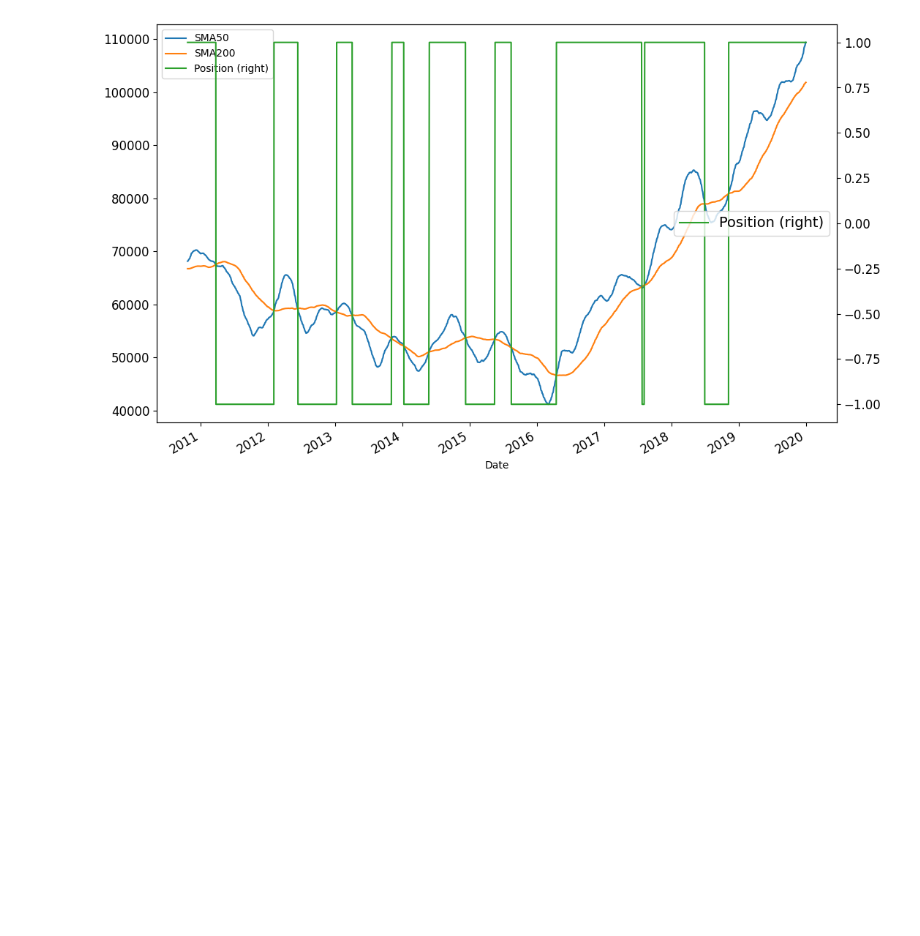
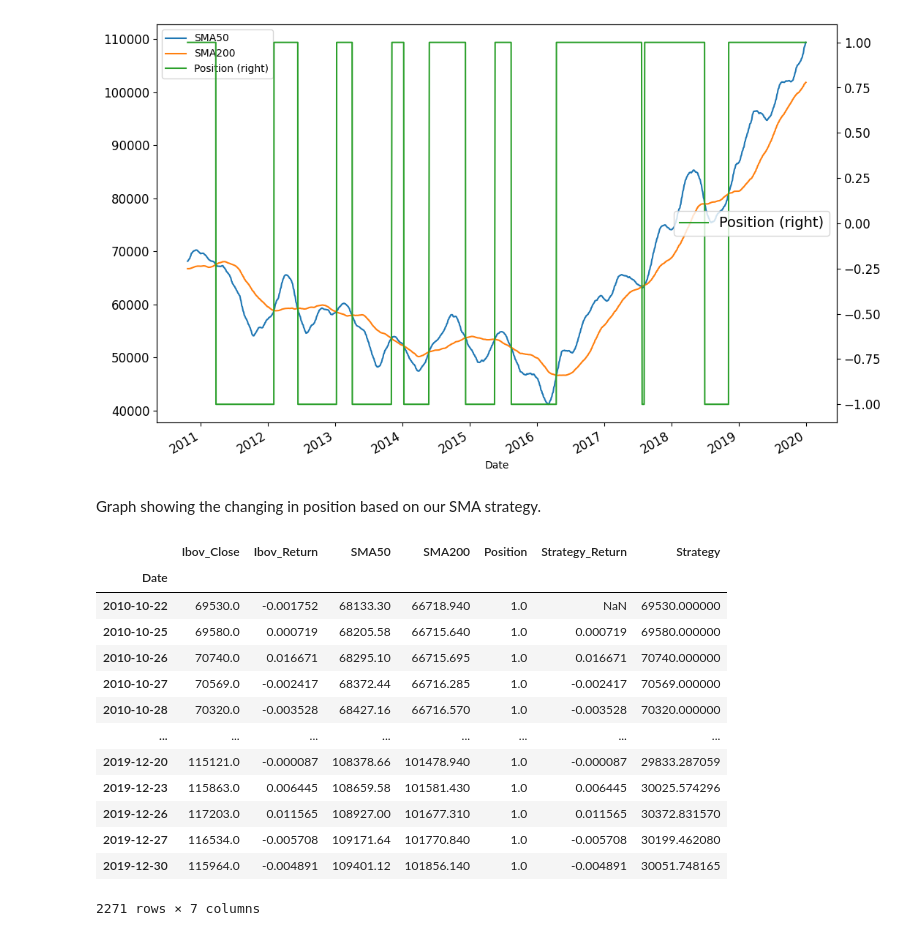
Before and after one commit to RochaErik/Project-Ibovespa-Analysis-Trading-Strategies, a Jupyter notebook: IbovespaAnalysis&Strategy.ipynb, the cells around one changed output. Cells and saved outputs as stored; diff of their text form; code cells hidden in the pictures; blank space fills up the shorter version.

```diff
--- a/IbovespaAnalysis&Strategy.ipynb
+++ b/IbovespaAnalysis&Strategy.ipynb
@@ -558,3 +558,5 @@ plt.legend(fontsize = 14)
 plt.show()
 # %% [output]
 [figure]
+# %% [markdown]
+Graph showing the changing in position based on our SMA strategy.
@@ -560,0 +567,17 @@ plt.show()
+# %%
+df4
+# %% [output]
+|  | Ibov_Close | Ibov_Return | SMA50 | SMA200 | Position | Strategy_Return | Strategy |
+| Date |  |  |  |  |  |  |  |
+| 2010-10-22 | 69530.0 | -0.001752 | 68133.30 | 66718.940 | 1.0 | NaN | 69530.000000 |
+| 2010-10-25 | 69580.0 | 0.000719 | 68205.58 | 66715.640 | 1.0 | 0.000719 | 69580.000000 |
+| 2010-10-26 | 70740.0 | 0.016671 | 68295.10 | 66715.695 | 1.0 | 0.016671 | 70740.000000 |
+| 2010-10-27 | 70569.0 | -0.002417 | 68372.44 | 66716.285 | 1.0 | -0.002417 | 70569.000000 |
+| 2010-10-28 | 70320.0 | -0.003528 | 68427.16 | 66716.570 | 1.0 | -0.003528 | 70320.000000 |
+| ... | ... | ... | ... | ... | ... | ... | ... |
+| 2019-12-20 | 115121.0 | -0.000087 | 108378.66 | 101478.940 | 1.0 | -0.000087 | 29833.287059 |
+| 2019-12-23 | 115863.0 | 0.006445 | 108659.58 | 101581.430 | 1.0 | 0.006445 | 30025.574296 |
+| 2019-12-26 | 117203.0 | 0.011565 | 108927.00 | 101677.310 | 1.0 | 0.011565 | 30372.831570 |
+| 2019-12-27 | 116534.0 | -0.005708 | 109171.64 | 101770.840 | 1.0 | -0.005708 | 30199.462080 |
+| 2019-12-30 | 115964.0 | -0.004891 | 109401.12 | 101856.140 | 1.0 | -0.004891 | 30051.748165 |
+2271 rows × 7 columns
```
Also changed, not shown: parts of 4 cells of this notebook.
